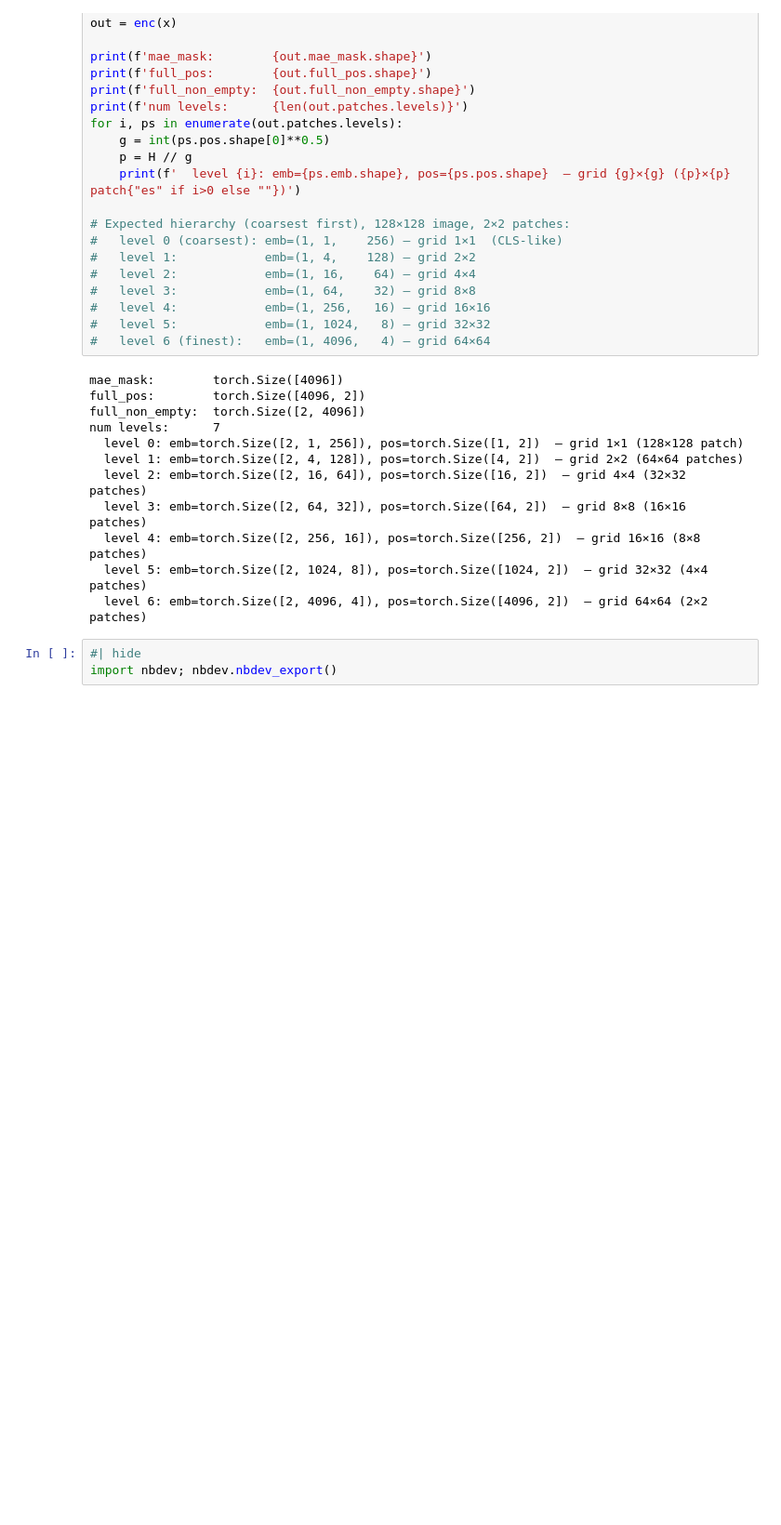
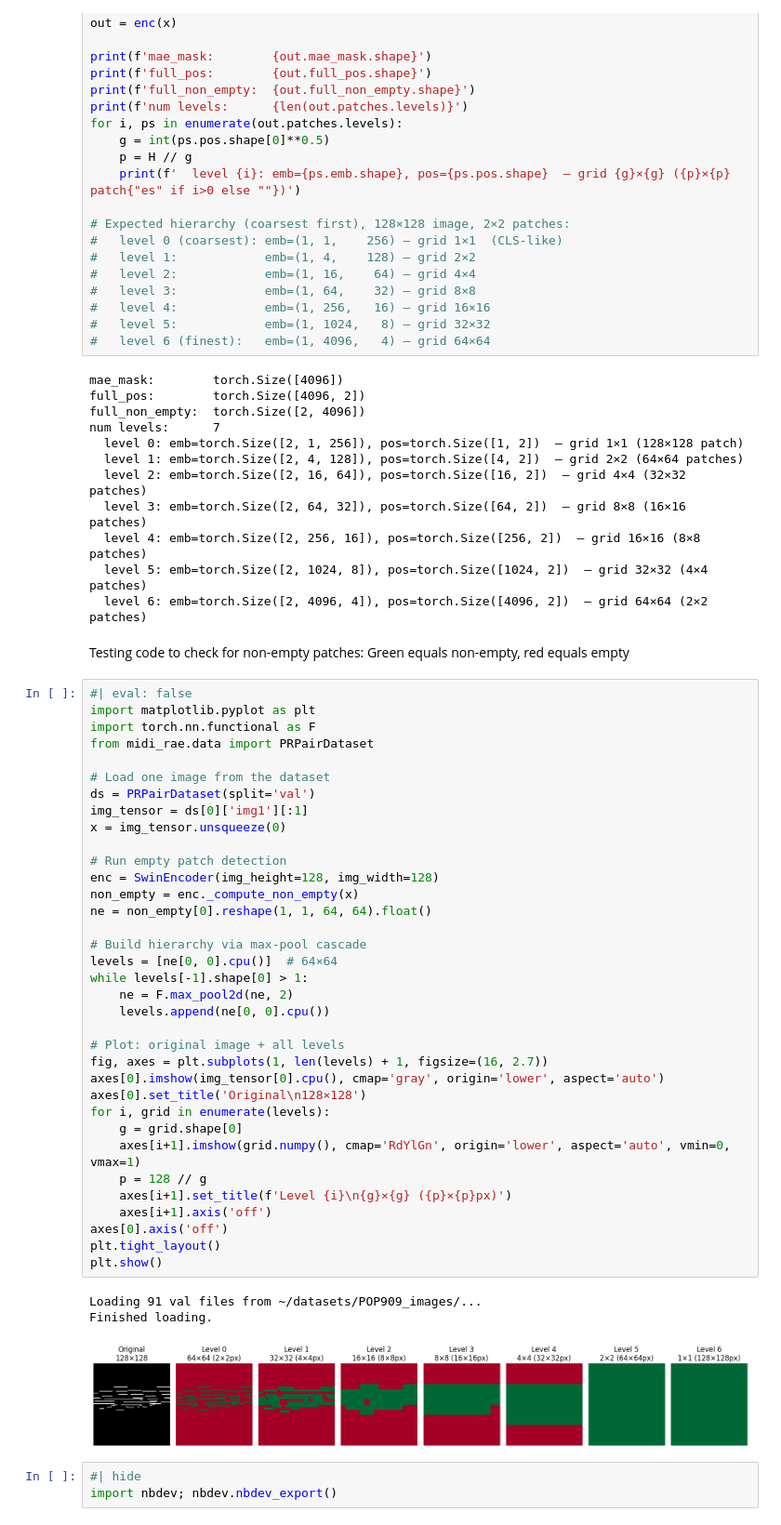
Before and after one commit to drscotthawley/midi-rae, a Jupyter notebook: nbs/10_swin.ipynb, the cells around one changed output. Shown at 93% size. Saved outputs shown, nothing was run; the diff lists cells and outputs as text; blank space fills up the shorter version.

```diff
--- a/nbs/10_swin.ipynb
+++ b/nbs/10_swin.ipynb
@@ -247,6 +247,47 @@ num levels:      7
   level 4: emb=torch.Size([2, 256, 16]), pos=torch.Size([256, 2])  — grid 16×16 (8×8 patches)
   level 5: emb=torch.Size([2, 1024, 8]), pos=torch.Size([1024, 2])  — grid 32×32 (4×4 patches)
   level 6: emb=torch.Size([2, 4096, 4]), pos=torch.Size([4096, 2])  — grid 64×64 (2×2 patches)
+# %% [markdown]
+Testing code to check for non-empty patches: Green equals non-empty, red equals empty
+# %%
+#| eval: false
+import matplotlib.pyplot as plt
+import torch.nn.functional as F
+from midi_rae.data import PRPairDataset
+
+# Load one image from the dataset
+ds = PRPairDataset(split='val')
+img_tensor = ds[0]['img1'][:1]
+x = img_tensor.unsqueeze(0)
+
+# Run empty patch detection
+enc = SwinEncoder(img_height=128, img_width=128)
+non_empty = enc._compute_non_empty(x)
+ne = non_empty[0].reshape(1, 1, 64, 64).float()
+
+# Build hierarchy via max-pool cascade
+levels = [ne[0, 0].cpu()]  # 64×64
+while levels[-1].shape[0] > 1:
+    ne = F.max_pool2d(ne, 2)
+    levels.append(ne[0, 0].cpu())
+
+# Plot: original image + all levels
+fig, axes = plt.subplots(1, len(levels) + 1, figsize=(16, 2.7))
+axes[0].imshow(img_tensor[0].cpu(), cmap='gray', origin='lower', aspect='auto')
+axes[0].set_title('Original\n128×128')
+for i, grid in enumerate(levels):
+    g = grid.shape[0]
+    axes[i+1].imshow(grid.numpy(), cmap='RdYlGn', origin='lower', aspect='auto', vmin=0, vmax=1)
+    p = 128 // g
+    axes[i+1].set_title(f'Level {i}\n{g}×{g} ({p}×{p}px)')
+    axes[i+1].axis('off')
+axes[0].axis('off')
+plt.tight_layout()
+plt.show()
+# %% [output]
+Loading 91 val files from ~/datasets/POP909_images/...
+Finished loading.
+[figure, added]
 # %%
 #| hide
 import nbdev; nbdev.nbdev_export()
```
